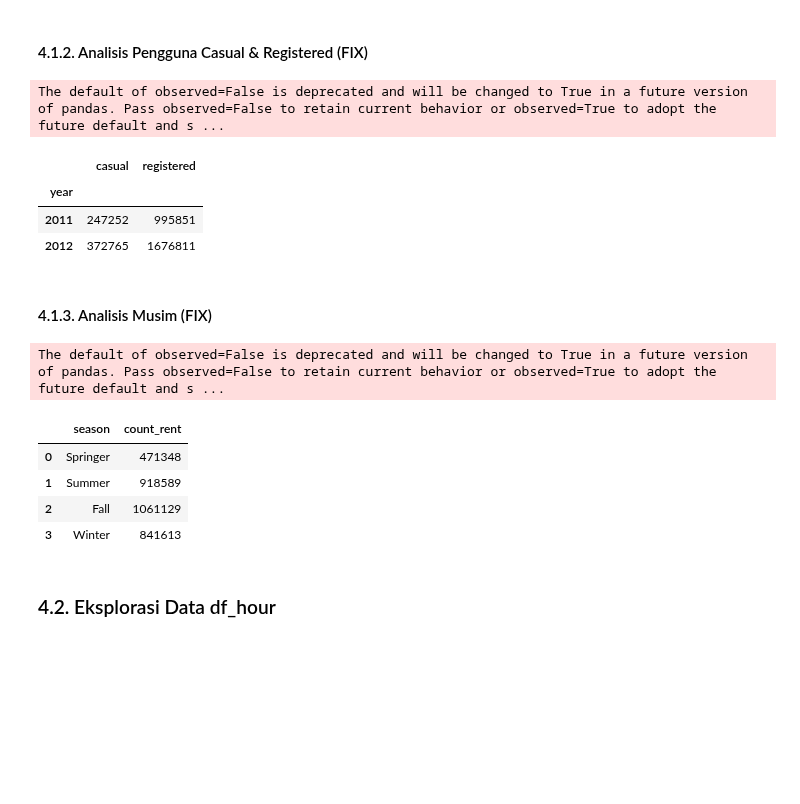
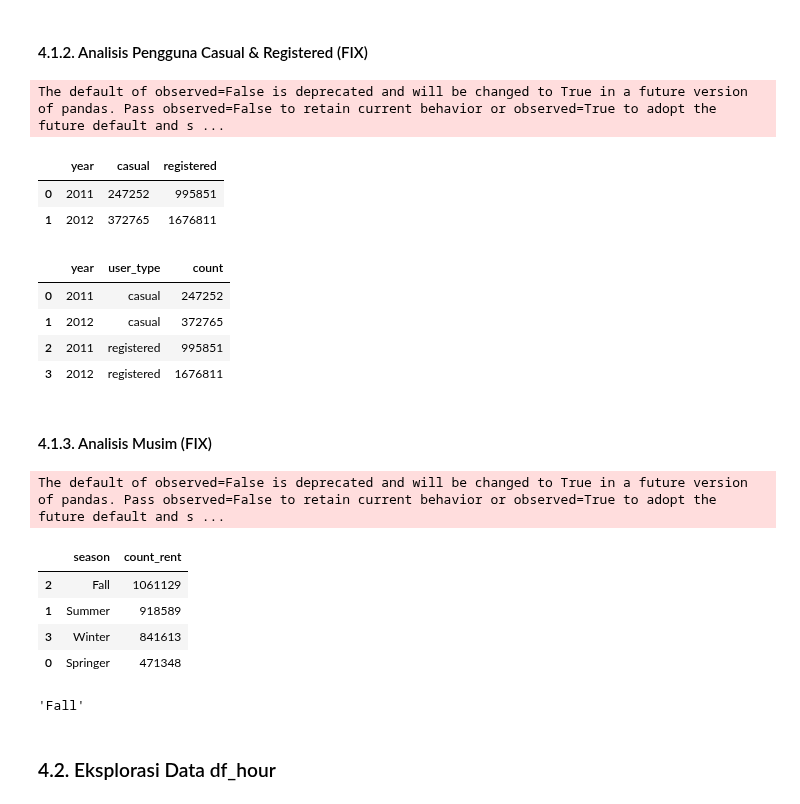
Before and after one commit to alouvre/BADDP_DicodingSubmission_ProyekAnalisisData, a Jupyter notebook: notebook.ipynb, the cells around one changed output. Saved outputs shown, nothing was run; the diff lists cells and outputs as text; code cells hidden in the pictures; blank space fills up the shorter version.

```diff
--- a/notebook.ipynb
+++ b/notebook.ipynb
@@ -496,27 +496,42 @@ monthly_df
 # %% [markdown]
 #### 4.1.2. Analisis Pengguna Casual & Registered (FIX)
 # %%
-df_day.groupby(by='year')[['casual', 'registered']].sum()
+df_yearly_users = df_day.groupby('year', as_index=False)[['casual', 'registered']].sum()
+df_yearly_users
 # %% [output]
 The default of observed=False is deprecated and will be changed to True in a future version of pandas. Pass observed=False to retain current behavior or observed=True to adopt the future default and s ...
-|  | casual | registered |
-| year |  |  |
-| 2011 | 247252 | 995851 |
-| 2012 | 372765 | 1676811 |
+|  | year | casual | registered |
+| 0 | 2011 | 247252 | 995851 |
+| 1 | 2012 | 372765 | 1676811 |
+# %%
+df_melted = df_yearly_users.melt(id_vars="year", var_name="user_type", value_name="count")
+df_melted
+# %% [output]
+|  | year | user_type | count |
+| 0 | 2011 | casual | 247252 |
+| 1 | 2012 | casual | 372765 |
+| 2 | 2011 | registered | 995851 |
+| 3 | 2012 | registered | 1676811 |
 # %% [markdown]
 #### 4.1.3. Analisis Musim (FIX)
-# %%
-seasonly_users_df = df_day.groupby("season").agg({
-    "count_rent": "sum"
-}).reset_index()
-seasonly_users_df
-# %% [output]
-The default of observed=False is deprecated and will be changed to True in a future version of pandas. Pass observed=False to retain current behavior or observed=True to adopt the future default and s ...
-|  | season | count_rent |
-| 0 | Springer | 471348 |
-| 1 | Summer | 918589 |
-| 2 | Fall | 1061129 |
-| 3 | Winter | 841613 |
+# %%
+# Mengelompokkan dan mengurutkan data berdasarkan jumlah peminjaman
+seasonly_users_df_sorted = df_day.groupby("season", as_index=False)["count_rent"].sum()
+seasonly_users_df_sorted = seasonly_users_df_sorted.sort_values(by="count_rent", ascending=False)
+seasonly_users_df_sorted
+# %% [output]
+The default of observed=False is deprecated and will be changed to True in a future version of pandas. Pass observed=False to retain current behavior or observed=True to adopt the future default and s ...
+|  | season | count_rent |
+| 2 | Fall | 1061129 |
+| 1 | Summer | 918589 |
+| 3 | Winter | 841613 |
+| 0 | Springer | 471348 |
+# %%
+# Menentukan musim dengan jumlah peminjaman tertinggi
+max_season = seasonly_users_df_sorted.iloc[0]["season"]
+max_season
+# %% [output]
+'Fall'
 # %% [markdown]
 ### 4.2. Eksplorasi Data df_hour
 # %% [markdown]
```
Also changed, not shown: parts of 7 cells of this notebook, 2 other files.
